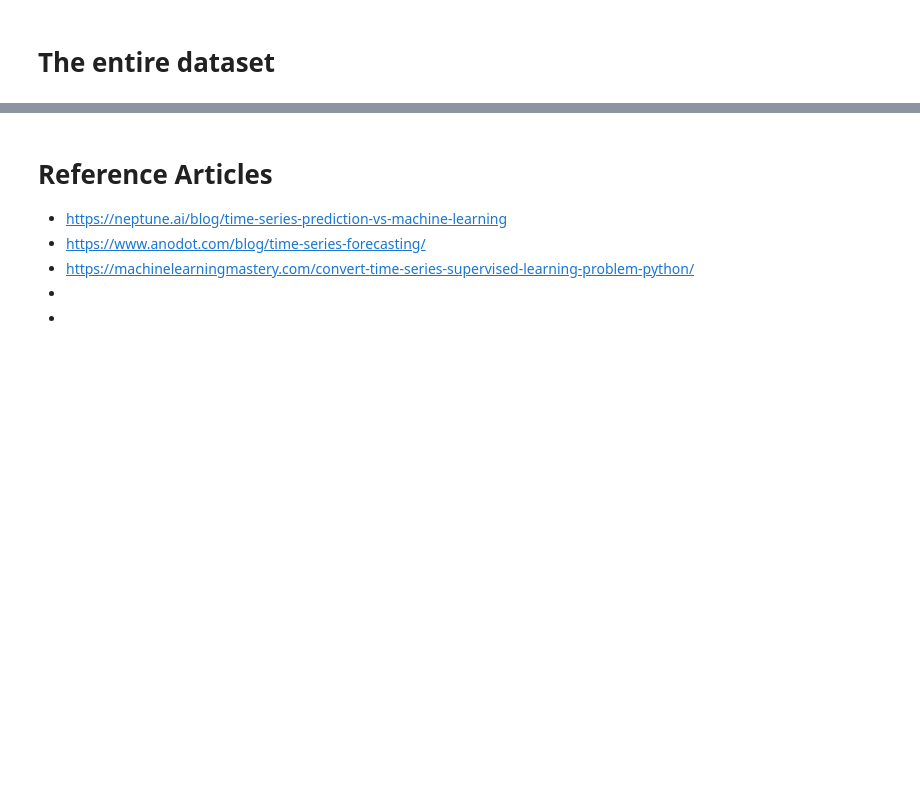
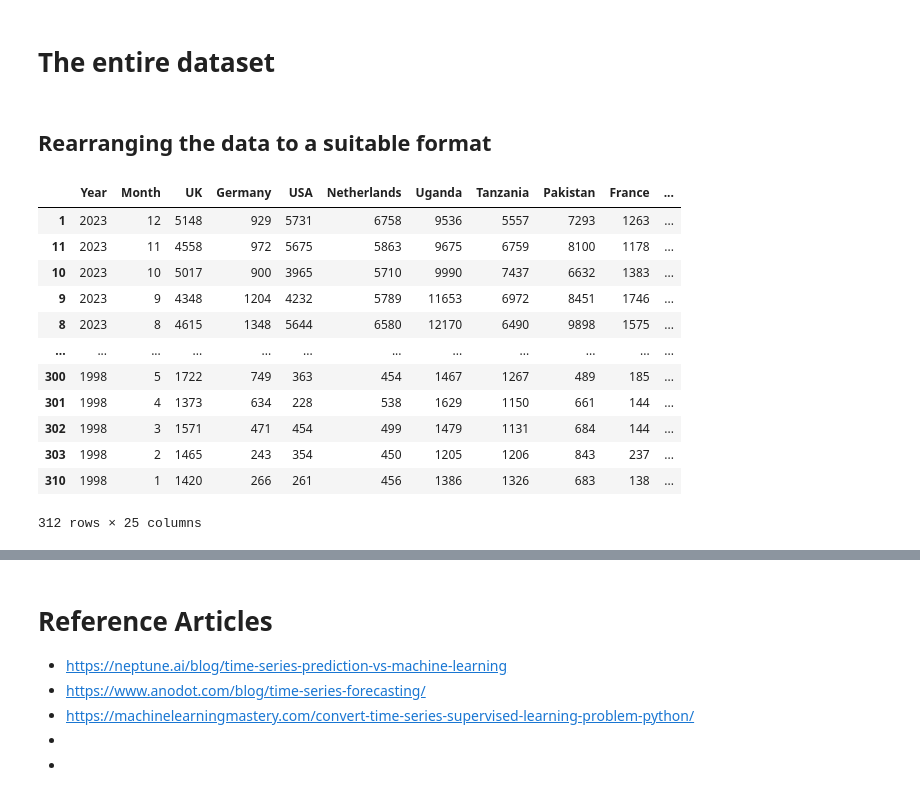
Before and after one commit to Lorraine254/TimeSeriesAnalysis1, a Jupyter notebook: Analysis.ipynb, the cells around one changed output, grey strips where cells are left out. Cells and saved outputs as stored; diff of their text form; code cells hidden in the pictures; blank space fills up the shorter version.

```diff
--- a/Analysis.ipynb
+++ b/Analysis.ipynb
@@ -1497,2 +1502,30 @@ rmse_rf
 # %% [markdown]
 # The entire dataset
+# %% [markdown]
+## Rearranging the data to a suitable format
+# %%
+
+# Replacing month names with numeric values
+month = {'January':1,'February':2,'March':3,'April':4,'May':5,'June':6,'July':7,'August':8,'September':9,'October':10,'November':11,'December':12}
+
+# Replace month names with numeric values
+imports_df['Month'] = imports_df['Month'].map(month)
+exports_df['Month'] = exports_df['Month'].map(month)
+# %%
+# Sort the DataFrame based on 'Year' and 'Month'
+exports_df= exports_df.sort_values(by=['Year', 'Month'],ascending=[False, False])
+exports_df
+# %% [output]
+|  | Year | Month | UK | Germany | USA | Netherlands | Uganda | Tanzania | Pakistan | France | ... |
+| 1 | 2023 | 12 | 5148 | 929 | 5731 | 6758 | 9536 | 5557 | 7293 | 1263 | ... |
+| 11 | 2023 | 11 | 4558 | 972 | 5675 | 5863 | 9675 | 6759 | 8100 | 1178 | ... |
+| 10 | 2023 | 10 | 5017 | 900 | 3965 | 5710 | 9990 | 7437 | 6632 | 1383 | ... |
+| 9 | 2023 | 9 | 4348 | 1204 | 4232 | 5789 | 11653 | 6972 | 8451 | 1746 | ... |
+| 8 | 2023 | 8 | 4615 | 1348 | 5644 | 6580 | 12170 | 6490 | 9898 | 1575 | ... |
+| ... | ... | ... | ... | ... | ... | ... | ... | ... | ... | ... | ... |
+| 300 | 1998 | 5 | 1722 | 749 | 363 | 454 | 1467 | 1267 | 489 | 185 | ... |
+| 301 | 1998 | 4 | 1373 | 634 | 228 | 538 | 1629 | 1150 | 661 | 144 | ... |
+| 302 | 1998 | 3 | 1571 | 471 | 454 | 499 | 1479 | 1131 | 684 | 144 | ... |
+| 303 | 1998 | 2 | 1465 | 243 | 354 | 450 | 1205 | 1206 | 843 | 237 | ... |
+| 310 | 1998 | 1 | 1420 | 266 | 261 | 456 | 1386 | 1326 | 683 | 138 | ... |
+312 rows × 25 columns
```
Also changed, not shown: parts of 30 cells of this notebook.
